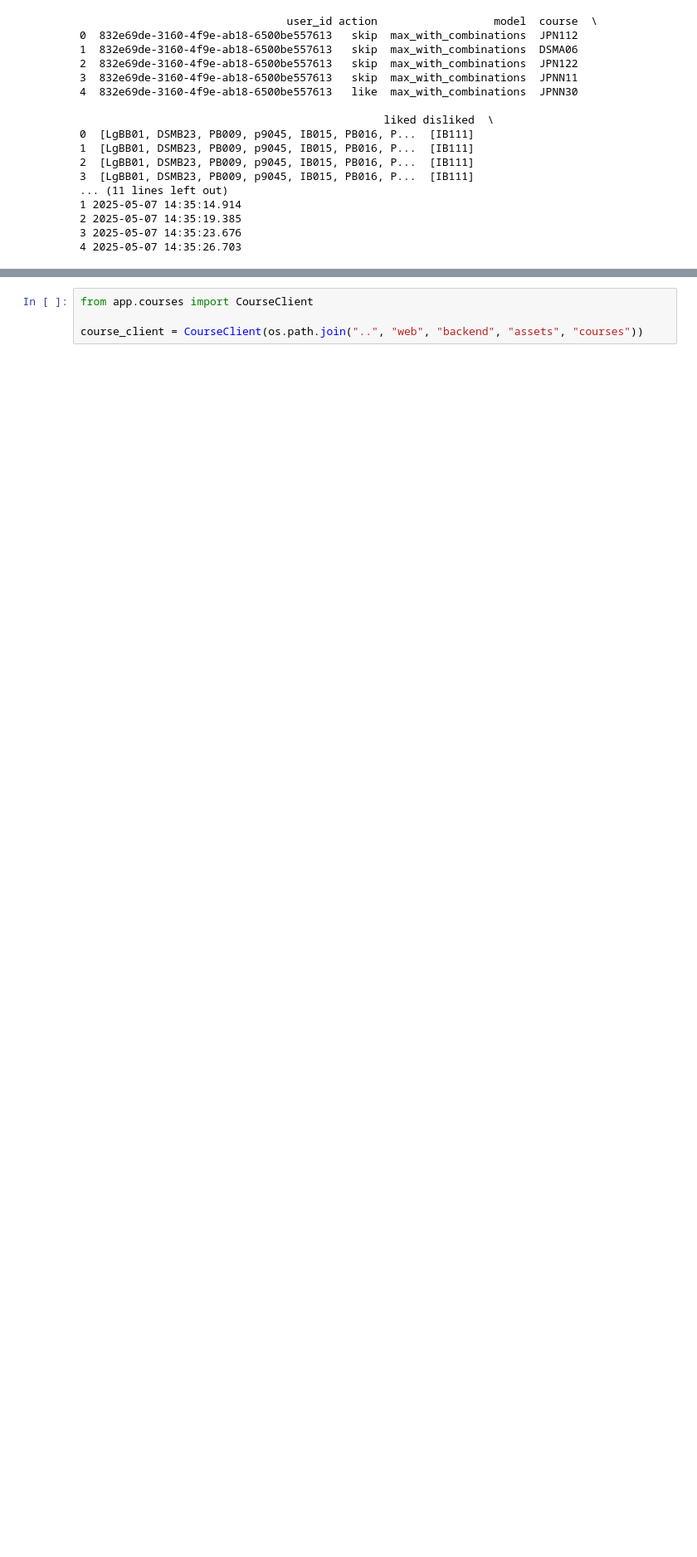
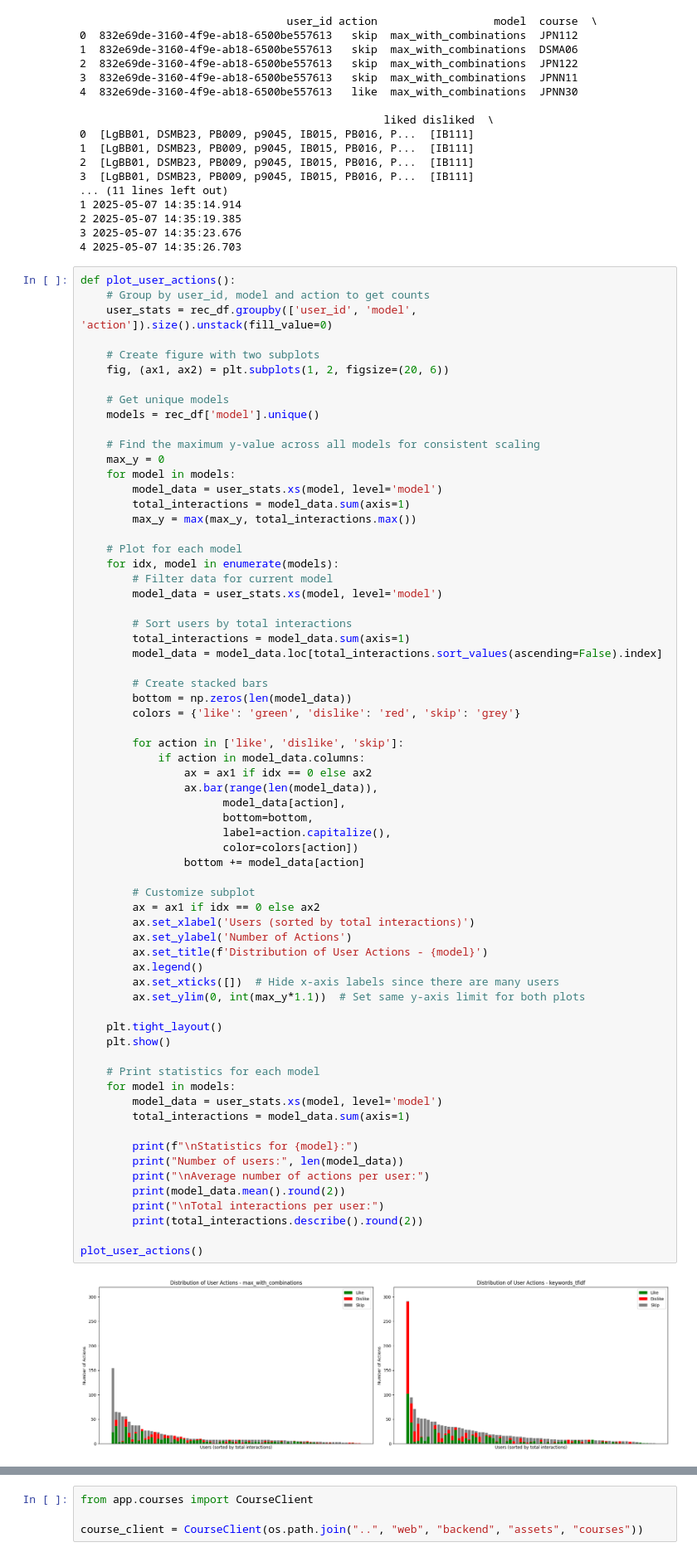
Before and after one commit to tomz197/course-recommender, a Jupyter notebook: notebooks/analyze_feedback.ipynb, the cells around one changed output, grey strips where cells are left out. Shown: that part at 83% size. Cells and saved outputs as stored; diff of their text form; blank space fills up the shorter version.

```diff
--- a/notebooks/analyze_feedback.ipynb
+++ b/notebooks/analyze_feedback.ipynb
@@ -66,3 +66,71 @@ print(rec_df.head())
 2 2025-05-07 14:35:19.385
 3 2025-05-07 14:35:23.676
 4 2025-05-07 14:35:26.703
+# %%
+def plot_user_actions():
+    # Group by user_id, model and action to get counts
+    user_stats = rec_df.groupby(['user_id', 'model', 'action']).size().unstack(fill_value=0)
+
+    # Create figure with two subplots
+    fig, (ax1, ax2) = plt.subplots(1, 2, figsize=(20, 6))
+
+    # Get unique models
+    models = rec_df['model'].unique()
+
+    # Find the maximum y-value across all models for consistent scaling
+    max_y = 0
+    for model in models:
+        model_data = user_stats.xs(model, level='model')
+        total_interactions = model_data.sum(axis=1)
+        max_y = max(max_y, total_interactions.max())
+
+    # Plot for each model
+    for idx, model in enumerate(models):
+        # Filter data for current model
+        model_data = user_stats.xs(model, level='model')
+
+        # Sort users by total interactions
+        total_interactions = model_data.sum(axis=1)
+        model_data = model_data.loc[total_interactions.sort_values(ascending=False).index]
+
+        # Create stacked bars
+        bottom = np.zeros(len(model_data))
+        colors = {'like': 'green', 'dislike': 'red', 'skip': 'grey'}
+
+        for action in ['like', 'dislike', 'skip']:
+            if action in model_data.columns:
+                ax = ax1 if idx == 0 else ax2
+                ax.bar(range(len(model_data)),
+                      model_data[action],
+                      bottom=bottom,
+                      label=action.capitalize(),
+                      color=colors[action])
+                bottom += model_data[action]
+
+        # Customize subplot
+        ax = ax1 if idx == 0 else ax2
+        ax.set_xlabel('Users (sorted by total interactions)')
+        ax.set_ylabel('Number of Actions')
+        ax.set_title(f'Distribution of User Actions - {model}')
+        ax.legend()
+        ax.set_xticks([])  # Hide x-axis labels since there are many users
+        ax.set_ylim(0, int(max_y*1.1))  # Set same y-axis limit for both plots
+
+    plt.tight_layout()
+    plt.show()
+
+    # Print statistics for each model
+    for model in models:
+        model_data = user_stats.xs(model, level='model')
+        total_interactions = model_data.sum(axis=1)
+
+        print(f"\nStatistics for {model}:")
+        print("Number of users:", len(model_data))
+        print("\nAverage number of actions per user:")
+        print(model_data.mean().round(2))
+        print("\nTotal interactions per user:")
+        print(total_interactions.describe().round(2))
+
+plot_user_actions()
+# %% [output]
+[figure, added]
```
Also changed, not shown: parts of 12 cells of this notebook, 1 other file.
